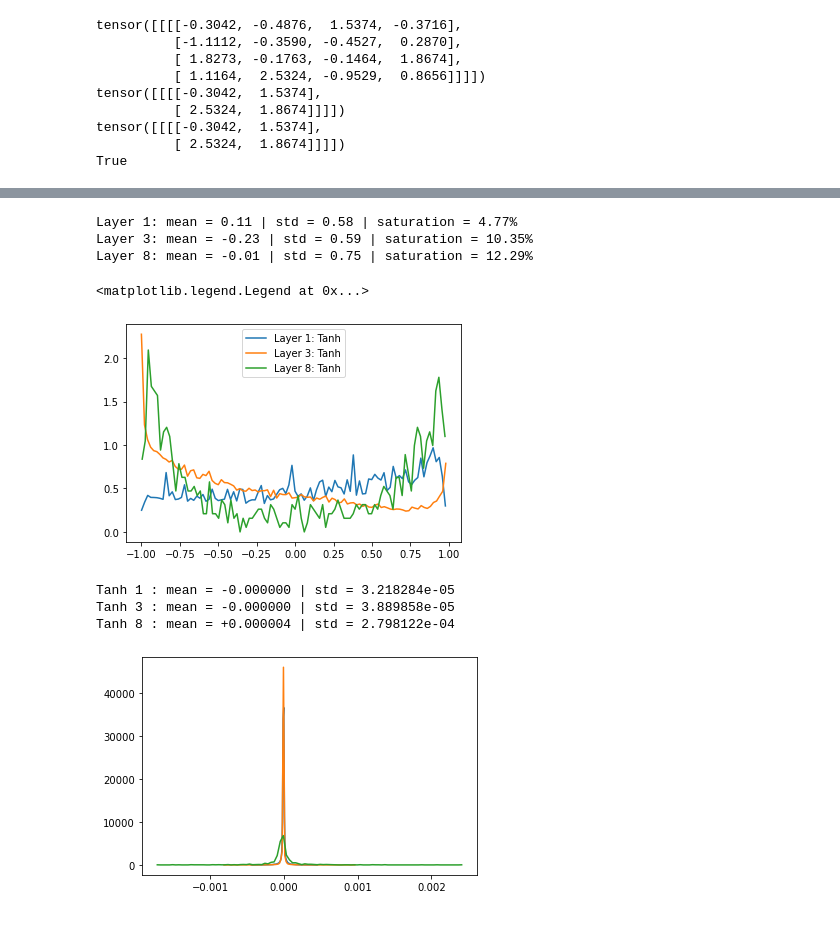
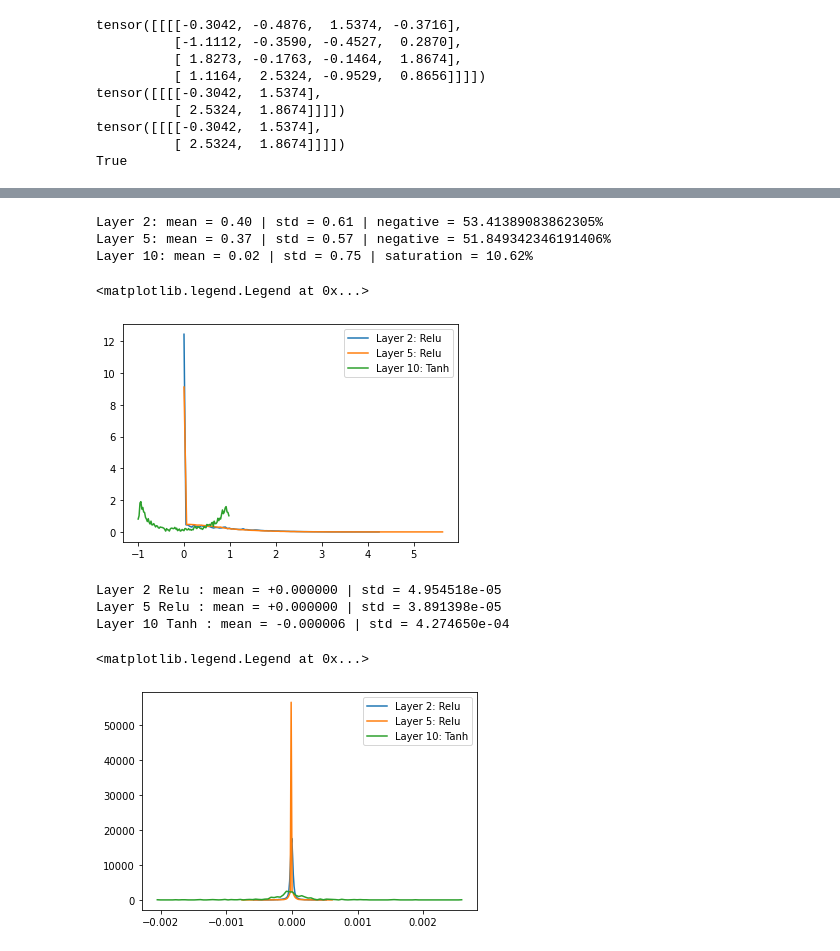
Before and after one commit to mpchang/LeNet_replication, a Jupyter notebook: lenet.ipynb, the cells around one changed output, grey strips where cells are left out. Cells and saved outputs as stored; diff of their text form; code cells hidden in the pictures.

```diff
--- a/lenet.ipynb
+++ b/lenet.ipynb
@@ -537,35 +609,42 @@ plt.plot(losses_log10)
 # %%
 # Look at activations
 
 for i, layer in enumerate(model.layers):
-    if isinstance(layer, Tanh):
+    if isinstance(layer, Tanh) or isinstance(layer, Relu):
         t = layer.out
         counts, bin_edges = torch.histogram(t, density=True)
-        plt.plot(bin_edges[:-1].detach(), counts.detach(), label=f"Layer {i}: Tanh")
+        plt.plot(bin_edges[:-1].detach(), counts.detach(), label=f"Layer {i}: {layer}")
 
-        print(f"Layer {i}: mean = {layer.out.mean():.2f} | std = {layer.out.std():.2f} | saturation = {sum([counts[j] for j, bins in enumerate(bin_edges[1:]) if abs(bins) > 0.95])/sum(counts) * 100:.2f}%")
+        if isinstance(layer, Tanh):
+            print(f"Layer {i}: mean = {layer.out.mean():.2f} | std = {layer.out.std():.2f} | saturation = {sum([counts[j] for j, bins in enumerate(bin_edges[1:]) if abs(bins) > 0.95])/sum(counts) * 100:.2f}%")
+        elif isinstance(layer, Relu):
+            print(f"Layer {i}: mean = {layer.out.mean():.2f} | std = {layer.out.std():.2f} | negative = {counts[0]/sum(counts) * 100}%")
+
 plt.legend()
 # %% [output]
-Layer 1: mean = 0.11 | std = 0.58 | saturation = 4.77%
-Layer 3: mean = -0.23 | std = 0.59 | saturation = 10.35%
-Layer 8: mean = -0.01 | std = 0.75 | saturation = 12.29%
+Layer 2: mean = 0.40 | std = 0.61 | negative = 53.41389083862305%
+Layer 5: mean = 0.37 | std = 0.57 | negative = 51.849342346191406%
+Layer 10: mean = 0.02 | std = 0.75 | saturation = 10.62%
 <matplotlib.legend.Legend at 0x...>
-[figure, old version]
+[figure, new version]
 # %%
 # Look at gradients of activations
 
 plt.figure()
 for i, layer in enumerate(model.layers[:-1]):
-    if isinstance(layer, Tanh):
+    if isinstance(layer, Tanh) or isinstance(layer, Relu):
         t = layer.out.grad
         counts, bin_edges = torch.histogram(t, density=True)
-        plt.plot(bin_edges[:-1].detach(), counts.detach(), label=f"Tanh {i}")
-        print(f"Tanh {i} : mean = {t.mean():+f} | std = {t.std():e}")
+        plt.plot(bin_edges[:-1].detach(), counts.detach(), label=f"Layer {i}: {layer}")
+        print(f"Layer {i} {layer} : mean = {t.mean():+f} | std = {t.std():e}")
+
+plt.legend()
 # %% [output]
-Tanh 1 : mean = -0.000000 | std = 3.218284e-05
-Tanh 3 : mean = -0.000000 | std = 3.889858e-05
-Tanh 8 : mean = +0.000004 | std = 2.798122e-04
+Layer 2 Relu : mean = +0.000000 | std = 4.954518e-05
+Layer 5 Relu : mean = +0.000000 | std = 3.891398e-05
+Layer 10 Tanh : mean = -0.000006 | std = 4.274650e-04
+<matplotlib.legend.Legend at 0x...>
-[figure, old version]
+[figure, new version]
 # %%
 # Look at gradients of parameters
 
```
Also changed, not shown: parts of 14 cells of this notebook.
